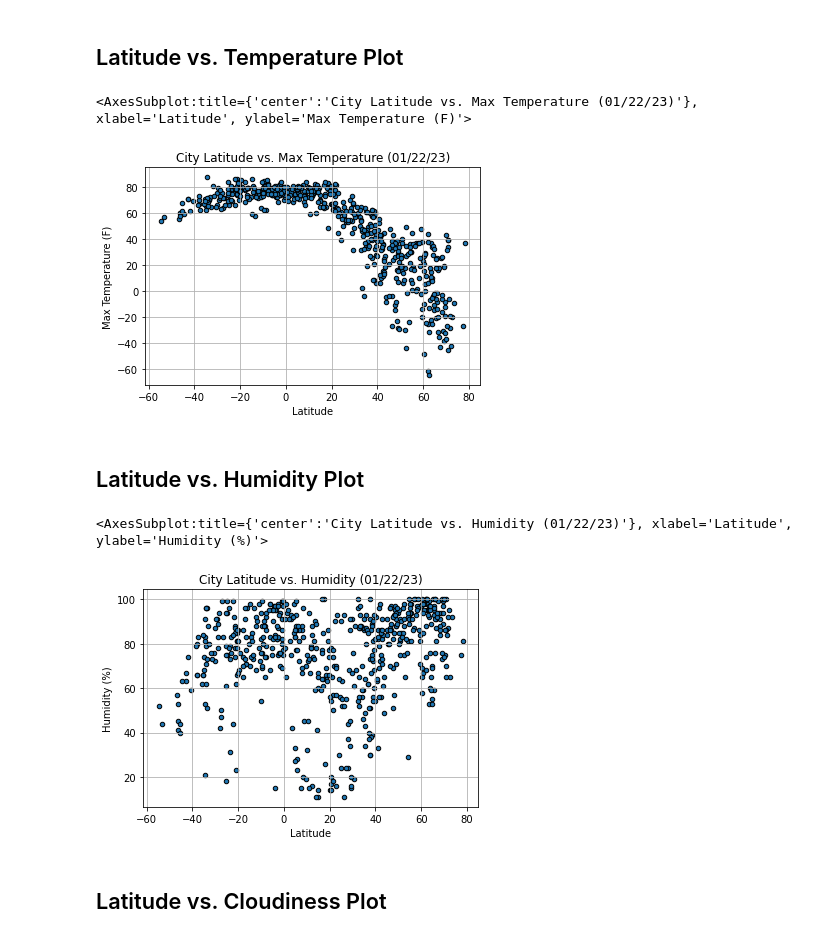
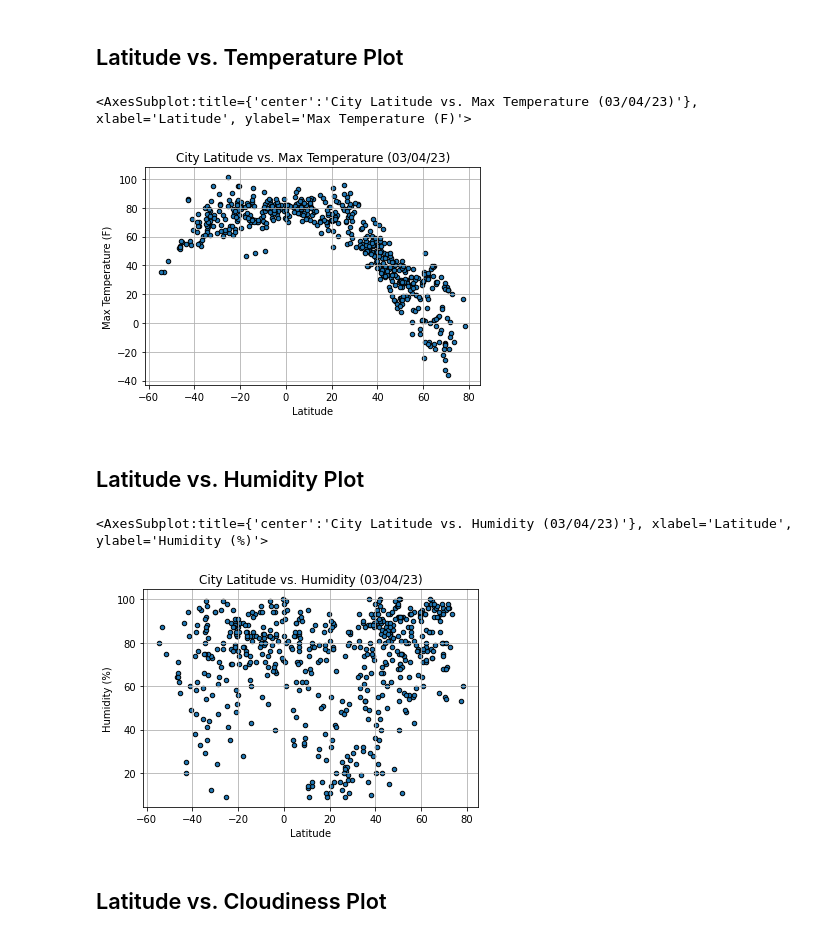
Before and after one commit to itanalytics/python-api-challenge, a Jupyter notebook: WeatherPy/WeatherPy.ipynb, the cells around one changed output. Saved outputs shown, nothing was run; the diff lists cells and outputs as text; code cells hidden in the pictures.

```diff
--- a/WeatherPy/WeatherPy.ipynb
+++ b/WeatherPy/WeatherPy.ipynb
@@ -159,18 +159,18 @@ Int64Index([], dtype='int64')
 ## Latitude vs. Temperature Plot
 # %%
 weather_df.plot(kind="scatter",x="Lat", y="Max Temp", grid=True, xlabel="Latitude",
-                 ylabel="Max Temperature (F)", title= "City Latitude vs. Max Temperature (01/22/23)", edgecolor='k')
+                 ylabel="Max Temperature (F)", title= "City Latitude vs. Max Temperature (03/04/23)", edgecolor='k')
 # %% [output]
-<AxesSubplot:title={'center':'City Latitude vs. Max Temperature (01/22/23)'}, xlabel='Latitude', ylabel='Max Temperature (F)'>
+<AxesSubplot:title={'center':'City Latitude vs. Max Temperature (03/04/23)'}, xlabel='Latitude', ylabel='Max Temperature (F)'>
-[figure, old version]
+[figure, new version]
 # %% [markdown]
 ## Latitude vs. Humidity Plot
 # %%
 weather_df.plot(kind="scatter",x="Lat", y="Humidity", grid=True, xlabel="Latitude",
-                 ylabel="Humidity (%)", title= "City Latitude vs. Humidity (01/22/23)", edgecolor='k')
+                 ylabel="Humidity (%)", title= "City Latitude vs. Humidity (03/04/23)", edgecolor='k')
 # %% [output]
-<AxesSubplot:title={'center':'City Latitude vs. Humidity (01/22/23)'}, xlabel='Latitude', ylabel='Humidity (%)'>
+<AxesSubplot:title={'center':'City Latitude vs. Humidity (03/04/23)'}, xlabel='Latitude', ylabel='Humidity (%)'>
-[figure, old version]
+[figure, new version]
 # %% [markdown]
 ## Latitude vs. Cloudiness Plot
 # %%
```
Also changed, not shown: parts of 13 cells of this notebook.
